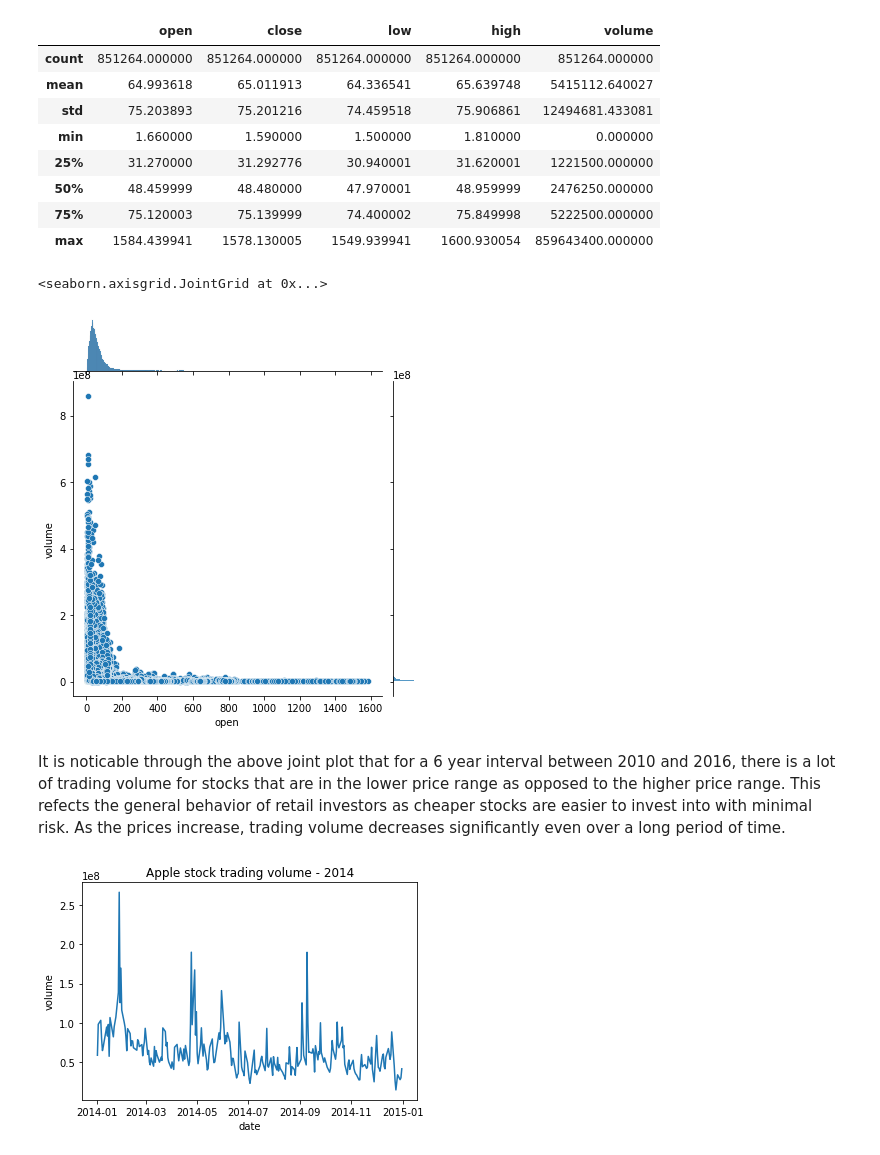
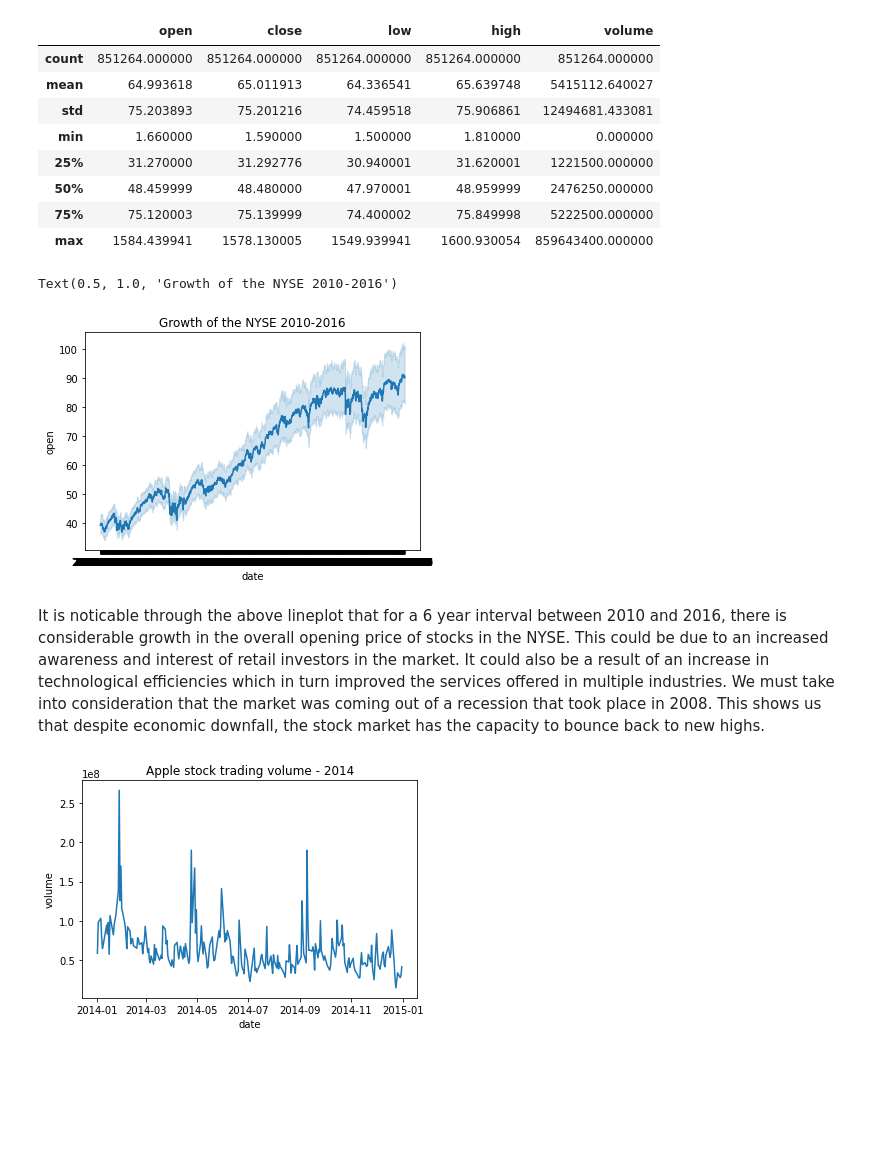
Before and after one commit to ubco-W2022T1-cosc301/project-group37, a Jupyter notebook: notebooks/analysis2.ipynb, the cells around one changed output. Drawn from its saved outputs; the diff is of its cells as text; code cells hidden in the pictures; blank space fills up the shorter version.

```diff
--- a/notebooks/analysis2.ipynb
+++ b/notebooks/analysis2.ipynb
@@ -57,13 +57,14 @@ sorted_pricesplit.describe().apply(lambda s: s.apply(lambda x: format(x, 'f')))
 | 50% | 48.459999 | 48.480000 | 47.970001 | 48.959999 | 2476250.000000 |
 | 75% | 75.120003 | 75.139999 | 74.400002 | 75.849998 | 5222500.000000 |
 | max | 1584.439941 | 1578.130005 | 1549.939941 | 1600.930054 | 859643400.000000 |
-# %%
-sns.jointplot(x='open',y='volume', data=sorted_pricesplit)
-# %% [output]
-<seaborn.axisgrid.JointGrid at 0x...>
-[figure, removed]
-# %% [markdown]
-It is noticable through the above joint plot that for a 6 year interval between 2010 and 2016, there is a lot of trading volume for stocks that are in the lower price range as opposed to the higher price range. This refects the general behavior of retail investors as cheaper stocks are easier to invest into with minimal risk. As the prices increase, trading volume decreases significantly even over a long period of time.
+# %%
+plot = sns.lineplot(x='date',y='open', data=sorted_pricesplit)
+plot.set_title("Growth of the NYSE 2010-2016")
+# %% [output]
+Text(0.5, 1.0, 'Growth of the NYSE 2010-2016')
+[figure, added]
+# %% [markdown]
+It is noticable through the above lineplot that for a 6 year interval between 2010 and 2016, there is considerable growth in the overall opening price of stocks in the NYSE. This could be due to an increased awareness and interest of retail investors in the market. It could also be a result of an increase in technological efficiencies which in turn improved the services offered in multiple industries. We must take into consideration that the market was coming out of a recession that took place in 2008. This shows us that despite economic downfall, the stock market has the capacity to bounce back to new highs.
 # %%
 #interested_stocks= ["AAPL", "C"]
 sorted_pricesplit['date'] = pd.to_datetime(sorted_pricesplit['date'], format='%Y-%m-%d')
```
Also changed, not shown: parts of 1 cell of this notebook, 3 other files.
